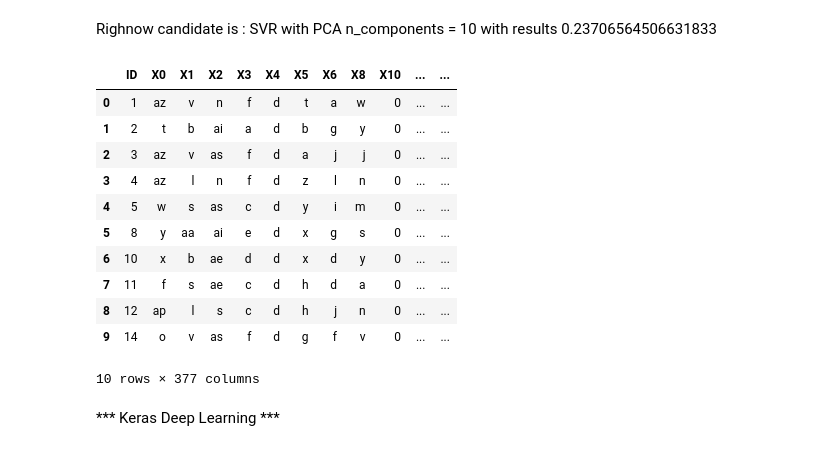
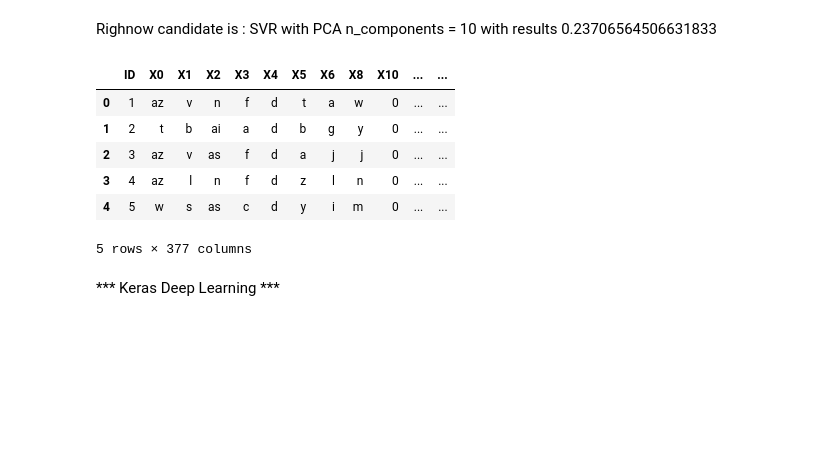
Before and after one commit to linggom/kaggle, a Jupyter notebook: marcedez/keras_deep_learning.ipynb, the cells around one changed output. Saved outputs shown, nothing was run; the diff lists cells and outputs as text; code cells hidden in the pictures; blank space fills up the shorter version.

```diff
--- a/marcedez/keras_deep_learning.ipynb
+++ b/marcedez/keras_deep_learning.ipynb
@@ -9,20 +9,15 @@ from sklearn.metrics import r2_score
 train = pd.read_csv('data/train.csv')
 test = pd.read_csv('data/test.csv')
 # %%
-test.head(10)
+test.head(5)
 # %% [output]
 |  | ID | X0 | X1 | X2 | X3 | X4 | X5 | X6 | X8 | X10 | ... | ... |
 | 0 | 1 | az | v | n | f | d | t | a | w | 0 | ... | ... |
 | 1 | 2 | t | b | ai | a | d | b | g | y | 0 | ... | ... |
 | 2 | 3 | az | v | as | f | d | a | j | j | 0 | ... | ... |
 | 3 | 4 | az | l | n | f | d | z | l | n | 0 | ... | ... |
 | 4 | 5 | w | s | as | c | d | y | i | m | 0 | ... | ... |
-| 5 | 8 | y | aa | ai | e | d | x | g | s | 0 | ... | ... |
-| 6 | 10 | x | b | ae | d | d | x | d | y | 0 | ... | ... |
-| 7 | 11 | f | s | ae | c | d | h | d | a | 0 | ... | ... |
-| 8 | 12 | ap | l | s | c | d | h | j | n | 0 | ... | ... |
-| 9 | 14 | o | v | as | f | d | g | f | v | 0 | ... | ... |
-10 rows × 377 columns
+5 rows × 377 columns
 # %%
 from sklearn.preprocessing import LabelEncoder
 from sklearn.feature_selection import SelectFromModel
```
Also changed, not shown: parts of 10 cells of this notebook, 28 other files.
